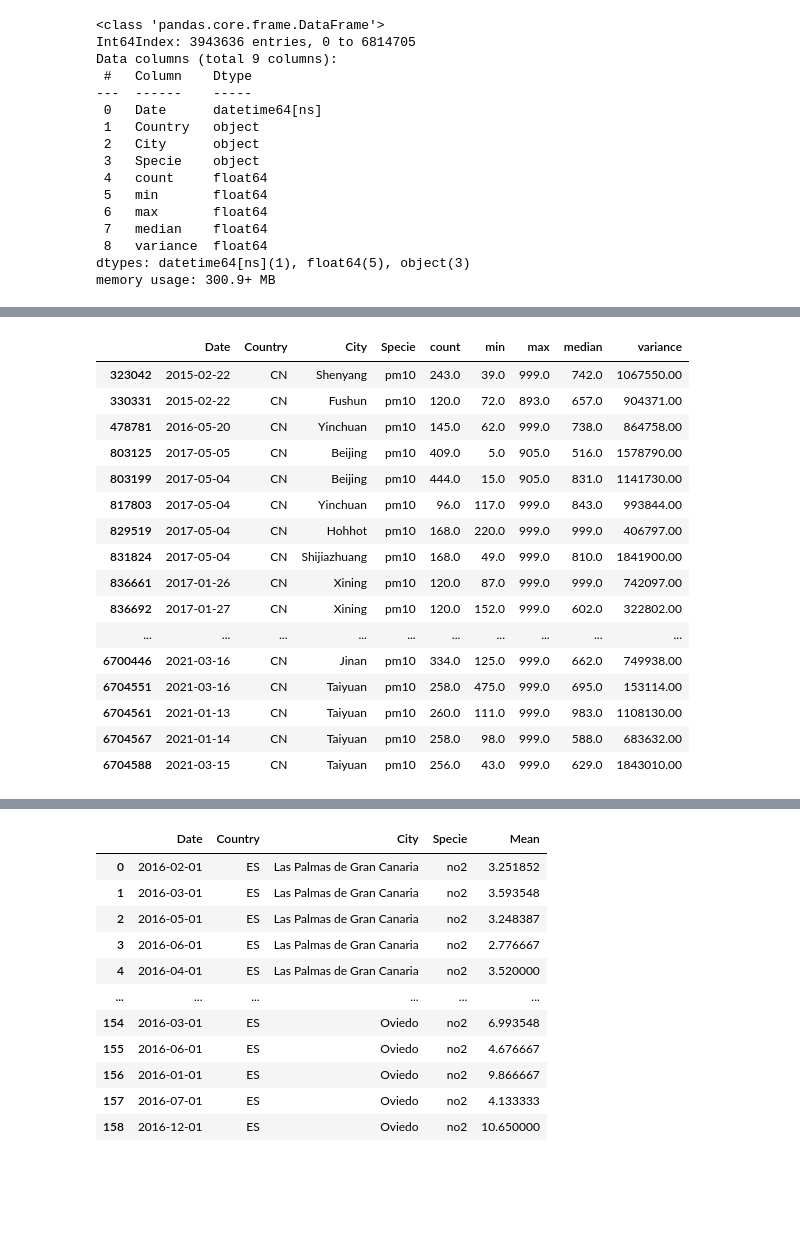
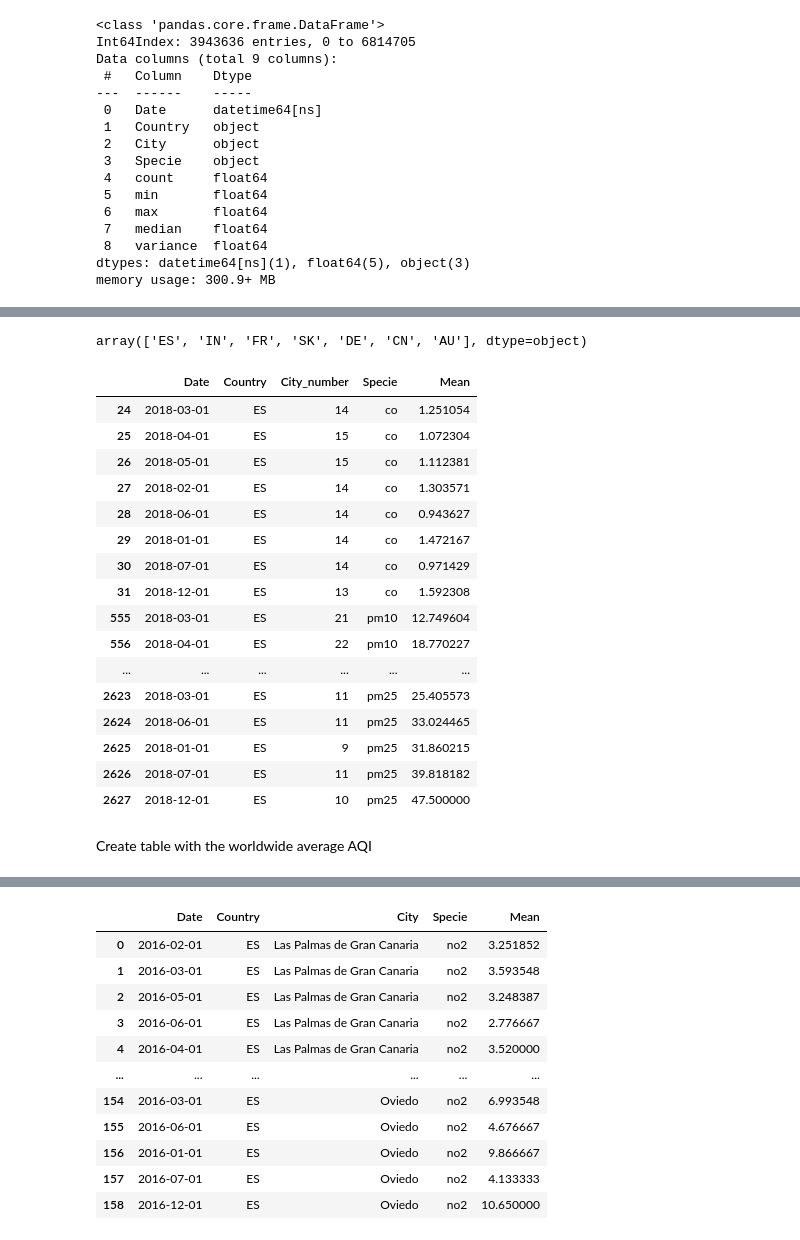
Before and after one commit to PabloVales/Air_Pollution_Covid, a Jupyter notebook: Untitled.ipynb, the cells around one changed output, grey strips where cells are left out. Drawn from its saved outputs; the diff is of its cells as text; code cells hidden in the pictures; blank space fills up the shorter version.

```diff
--- a/Untitled.ipynb
+++ b/Untitled.ipynb
@@ -209,0 +199,2 @@ plt.scatter(df[(df.Specie == 'no2') & (df.City == 'Barcelona')].Date, df[(df.Spe
+# %%
+countries = ['ES', 'IT', 'US', 'IN', 'FR', 'SK', 'DE', 'CN', 'AU']
@@ -289,20 +283,26 @@ cou_df
-# %%
-df[(df['median'] > 500) & (df.Country == 'CN')]
-# %% [output]
-|  | Date | Country | City | Specie | count | min | max | median | variance |
-| 323042 | 2015-02-22 | CN | Shenyang | pm10 | 243.0 | 39.0 | 999.0 | 742.0 | 1067550.00 |
-| 330331 | 2015-02-22 | CN | Fushun | pm10 | 120.0 | 72.0 | 893.0 | 657.0 | 904371.00 |
-| 478781 | 2016-05-20 | CN | Yinchuan | pm10 | 145.0 | 62.0 | 999.0 | 738.0 | 864758.00 |
-| 803125 | 2017-05-05 | CN | Beijing | pm10 | 409.0 | 5.0 | 905.0 | 516.0 | 1578790.00 |
-| 803199 | 2017-05-04 | CN | Beijing | pm10 | 444.0 | 15.0 | 905.0 | 831.0 | 1141730.00 |
-| 817803 | 2017-05-04 | CN | Yinchuan | pm10 | 96.0 | 117.0 | 999.0 | 843.0 | 993844.00 |
-| 829519 | 2017-05-04 | CN | Hohhot | pm10 | 168.0 | 220.0 | 999.0 | 999.0 | 406797.00 |
-| 831824 | 2017-05-04 | CN | Shijiazhuang | pm10 | 168.0 | 49.0 | 999.0 | 810.0 | 1841900.00 |
-| 836661 | 2017-01-26 | CN | Xining | pm10 | 120.0 | 87.0 | 999.0 | 999.0 | 742097.00 |
-| 836692 | 2017-01-27 | CN | Xining | pm10 | 120.0 | 152.0 | 999.0 | 602.0 | 322802.00 |
-| ... | ... | ... | ... | ... | ... | ... | ... | ... | ... |
-| 6700446 | 2021-03-16 | CN | Jinan | pm10 | 334.0 | 125.0 | 999.0 | 662.0 | 749938.00 |
-| 6704551 | 2021-03-16 | CN | Taiyuan | pm10 | 258.0 | 475.0 | 999.0 | 695.0 | 153114.00 |
-| 6704561 | 2021-01-13 | CN | Taiyuan | pm10 | 260.0 | 111.0 | 999.0 | 983.0 | 1108130.00 |
-| 6704567 | 2021-01-14 | CN | Taiyuan | pm10 | 258.0 | 98.0 | 999.0 | 588.0 | 683632.00 |
-| 6704588 | 2021-03-15 | CN | Taiyuan | pm10 | 256.0 | 43.0 | 999.0 | 629.0 | 1843010.00 |
+# %%
+cou_df.Country.unique()
+# %% [output]
+array(['ES', 'IN', 'FR', 'SK', 'DE', 'CN', 'AU'], dtype=object)
+# %%
+cou_df[(cou_df.Country == 'ES') & (cou_df.Date.dt.year == 2018)]
+# %% [output]
+|  | Date | Country | City_number | Specie | Mean |
+| 24 | 2018-03-01 | ES | 14 | co | 1.251054 |
+| 25 | 2018-04-01 | ES | 15 | co | 1.072304 |
+| 26 | 2018-05-01 | ES | 15 | co | 1.112381 |
+| 27 | 2018-02-01 | ES | 14 | co | 1.303571 |
+| 28 | 2018-06-01 | ES | 14 | co | 0.943627 |
+| 29 | 2018-01-01 | ES | 14 | co | 1.472167 |
+| 30 | 2018-07-01 | ES | 14 | co | 0.971429 |
+| 31 | 2018-12-01 | ES | 13 | co | 1.592308 |
+| 555 | 2018-03-01 | ES | 21 | pm10 | 12.749604 |
+| 556 | 2018-04-01 | ES | 22 | pm10 | 18.770227 |
+| ... | ... | ... | ... | ... | ... |
+| 2623 | 2018-03-01 | ES | 11 | pm25 | 25.405573 |
+| 2624 | 2018-06-01 | ES | 11 | pm25 | 33.024465 |
+| 2625 | 2018-01-01 | ES | 9 | pm25 | 31.860215 |
+| 2626 | 2018-07-01 | ES | 11 | pm25 | 39.818182 |
+| 2627 | 2018-12-01 | ES | 10 | pm25 | 47.500000 |
+# %% [markdown]
+Create table with the worldwide average AQI
```
Also changed, not shown: parts of 17 cells of this notebook.
